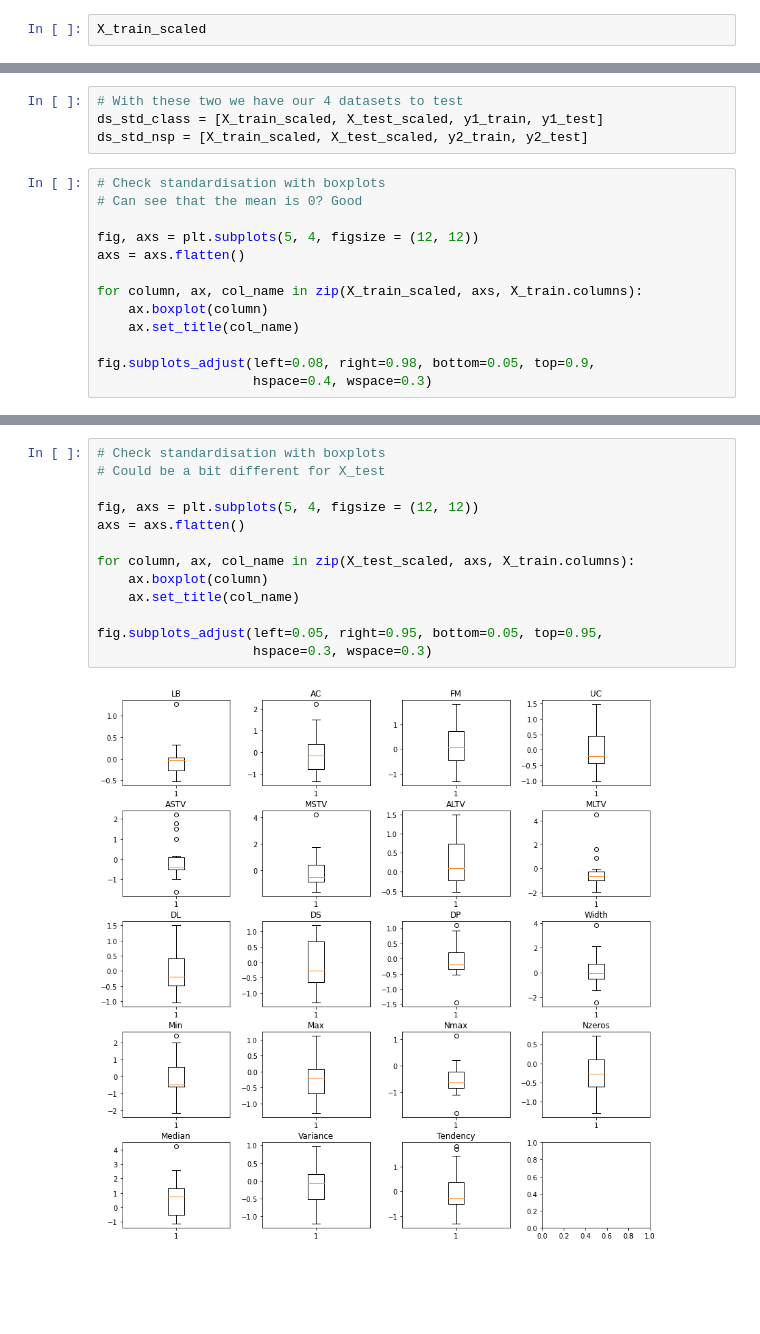
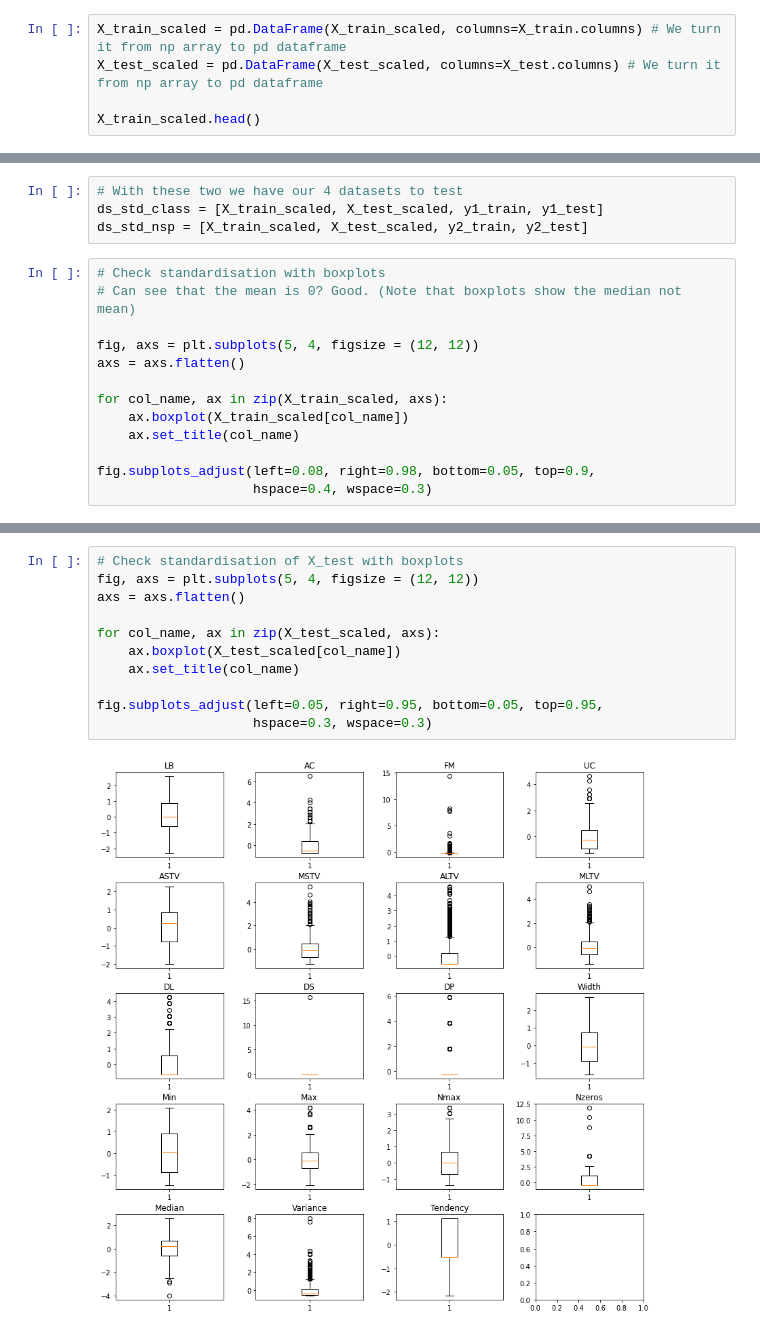
Before and after one commit to bduar/CodeOp-DS-project_fetal-CTG, a Jupyter notebook: Notebooks/03_Modeling.ipynb, the cells around one changed output, grey strips where cells are left out. Drawn from its saved outputs; the diff is of its cells as text; blank space fills up the shorter version.

```diff
--- a/Notebooks/03_Modeling.ipynb
+++ b/Notebooks/03_Modeling.ipynb
@@ -59,5 +73,8 @@ scaler = StandardScaler()
 X_train_scaled = scaler.fit_transform(X_train)
 X_test_scaled = scaler.transform(X_test)
 # %%
-X_train_scaled
+X_train_scaled = pd.DataFrame(X_train_scaled, columns=X_train.columns) # We turn it from np array to pd dataframe
+X_test_scaled = pd.DataFrame(X_test_scaled, columns=X_test.columns) # We turn it from np array to pd dataframe
+
+X_train_scaled.head()
 # %% [output]
@@ -80,13 +90,13 @@ ds_std_class = [X_train_scaled, X_test_scaled, y1_train, y1_test]
 ds_std_nsp = [X_train_scaled, X_test_scaled, y2_train, y2_test]
 # %%
 # Check standardisation with boxplots
-# Can see that the mean is 0? Good
+# Can see that the mean is 0? Good. (Note that boxplots show the median not mean)
 
 fig, axs = plt.subplots(5, 4, figsize = (12, 12))
 axs = axs.flatten()
 
-for column, ax, col_name in zip(X_train_scaled, axs, X_train.columns):
-    ax.boxplot(column)
+for col_name, ax in zip(X_train_scaled, axs):
+    ax.boxplot(X_train_scaled[col_name])
     ax.set_title(col_name)
 
 fig.subplots_adjust(left=0.08, right=0.98, bottom=0.05, top=0.9,
@@ -96,16 +106,14 @@ fig.subplots_adjust(left=0.08, right=0.98, bottom=0.05, top=0.9,
 # %%
-# Check standardisation with boxplots
-# Could be a bit different for X_test
-
+# Check standardisation of X_test with boxplots
 fig, axs = plt.subplots(5, 4, figsize = (12, 12))
 axs = axs.flatten()
 
-for column, ax, col_name in zip(X_test_scaled, axs, X_train.columns):
-    ax.boxplot(column)
+for col_name, ax in zip(X_test_scaled, axs):
+    ax.boxplot(X_test_scaled[col_name])
     ax.set_title(col_name)
 
 fig.subplots_adjust(left=0.05, right=0.95, bottom=0.05, top=0.95,
                     hspace=0.3, wspace=0.3)
 # %% [output]
-[figure, old version]
+[figure, new version]
 # %% [markdown]
```
Also changed, not shown: parts of 26 cells of this notebook, 3 other files.
